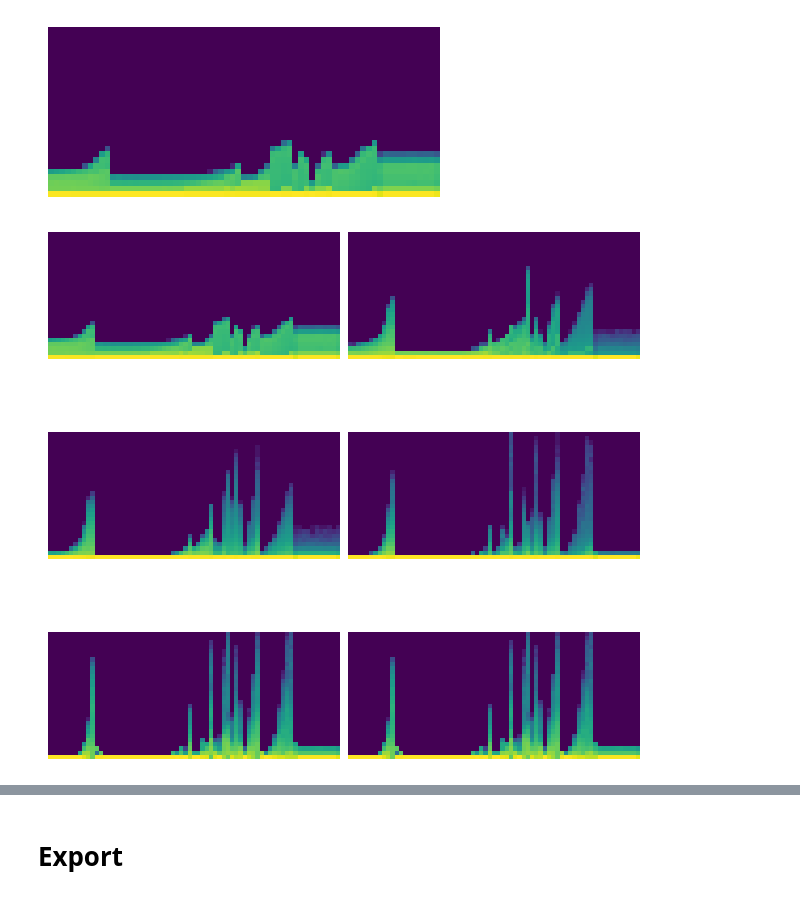
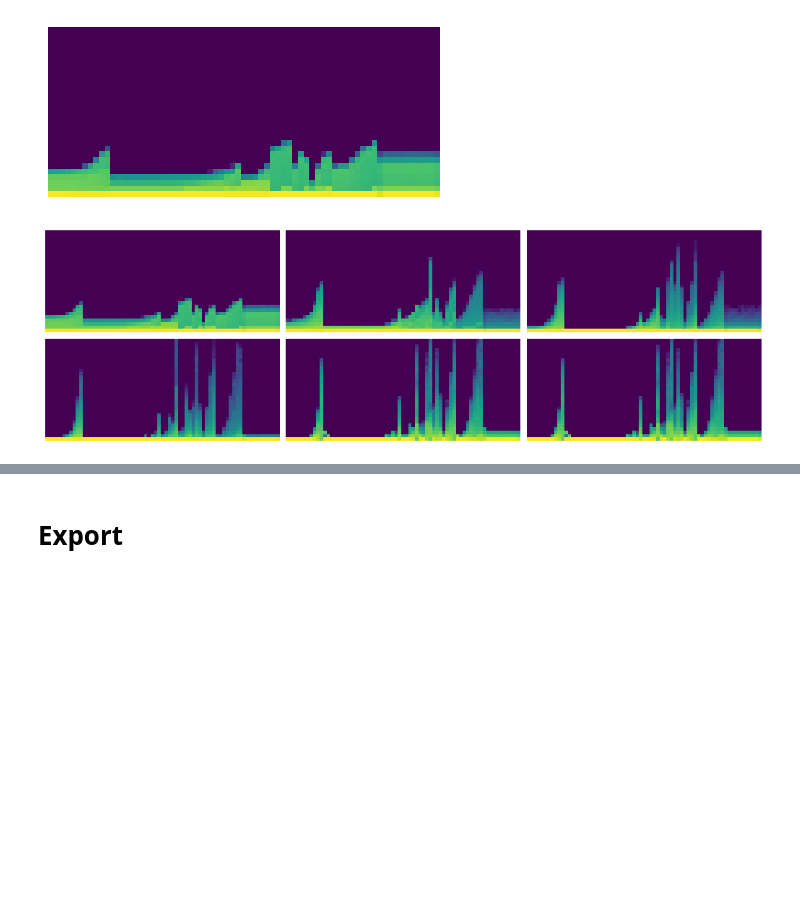
Before and after one commit to daniilgaltsev/fastai_course, a Jupyter notebook: nbs/10_activations.ipynb, the cells around one changed output, grey strips where cells are left out. Drawn from its saved outputs; the diff is of its cells as text; code cells hidden in the pictures; blank space fills up the shorter version.

```diff
--- a/nbs/10_activations.ipynb
+++ b/nbs/10_activations.ipynb
@@ -316,12 +374,12 @@ show_image(avs.T.log1p(), figsize=(4,4), origin="lower");
 #| export
 def get_hist(h):
     return torch.stack(h.stats[2]).T.log1p()
-# %%
-fig, ax = subplots(math.ceil(len(hooks)/2), 2, figsize=(6, 6))
-for ax, h in zip(ax.flat, hooks):
-    show_image(get_hist(h), ax, origin="lower")
-# %% [output]
-[figure, removed]
+# %%
+fig, ax = get_grid(len(hooks), figsize=(10, 3))
+for ax, h in zip(ax.flat, hooks):
+    show_image(get_hist(h), ax, origin="lower")
+# %% [output]
+[figure, added]
 # %%
 #| export
 def get_min(h):
```
Also changed, not shown: parts of 12 cells of this notebook, 2 other files.
